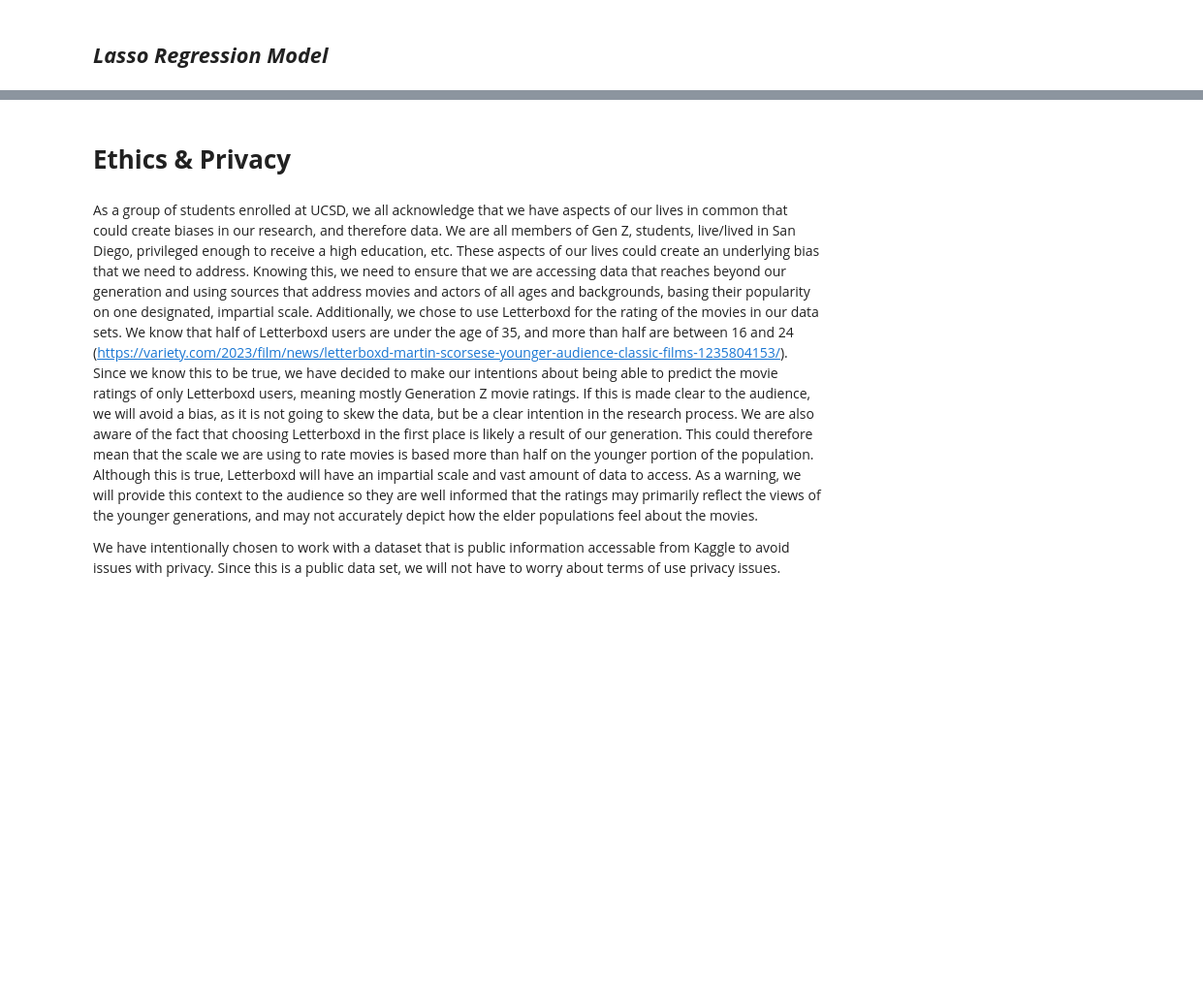
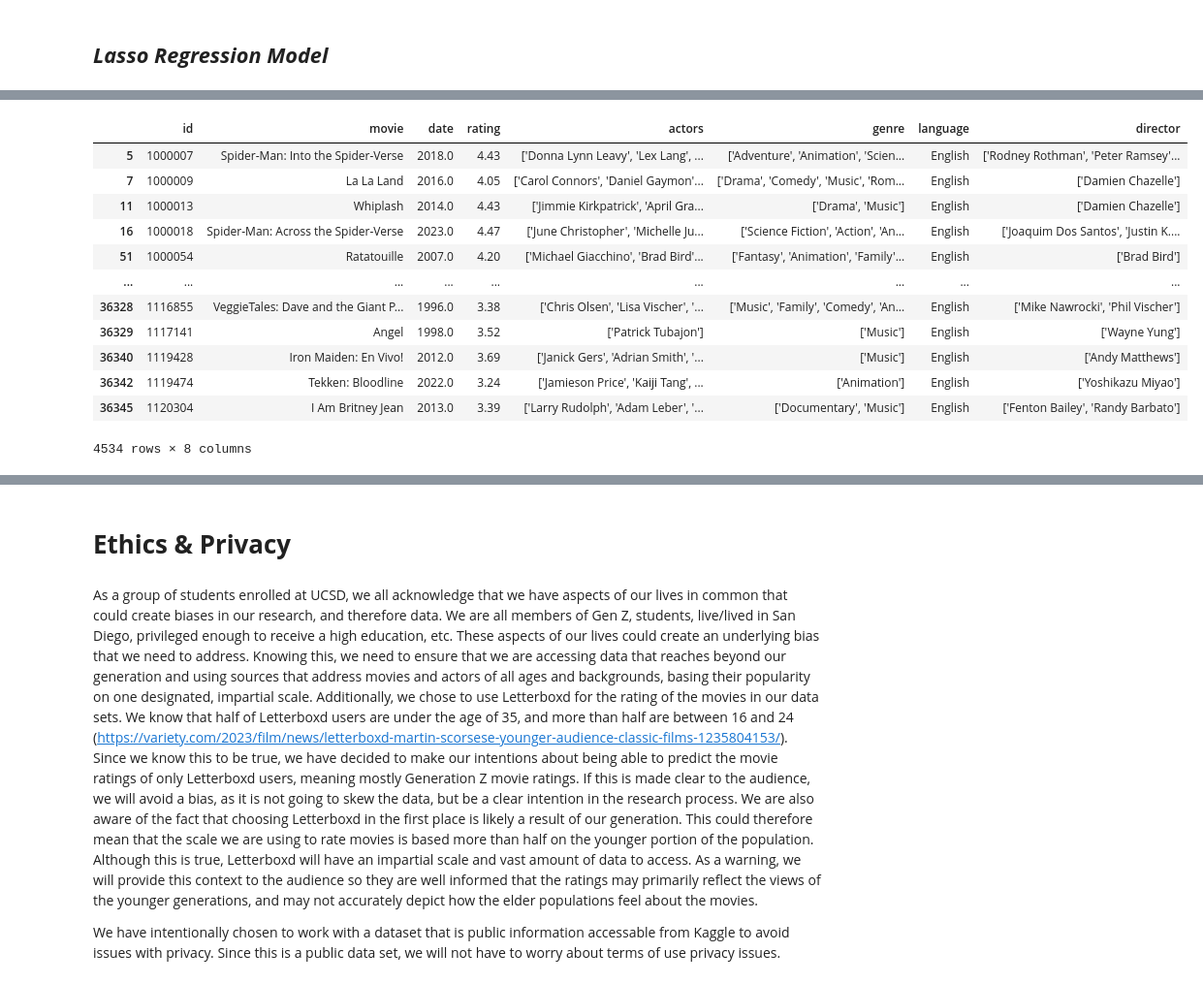
Before and after one commit to COGS108/Group080_WI24, a Jupyter notebook: EDACheckpoint_Group080_WI24.ipynb, the cells around one changed output, grey strips where cells are left out. Shown at 97% size. Saved outputs shown, nothing was run; the diff lists cells and outputs as text; code cells hidden in the pictures; blank space fills up the shorter version.

```diff
--- a/EDACheckpoint_Group080_WI24.ipynb
+++ b/EDACheckpoint_Group080_WI24.ipynb
@@ -861,0 +888,5 @@ Right now, it seems like the common regression models all give out similar Mean
+# %%
+data = pd.read_csv('filtered_2.csv')
+data = data.rename(columns={'name': 'actors'})
+data = data.rename(columns={'Director': 'director'})
+data
@@ -861,0 +937,20 @@ Right now, it seems like the common regression models all give out similar Mean
+# %%
+# Filter movies that include 'Music'and 'Animation' genres
+required_genres = {'Music', 'Animation'}
+mask = data['genre'].apply(lambda genres: any(genre in genres for genre in required_genres))
+filtered_movies = data[mask]
+filtered_movies
+# %% [output]
+|  | id | movie | date | rating | actors | genre | language | director |
+| 5 | 1000007 | Spider-Man: Into the Spider-Verse | 2018.0 | 4.43 | ['Donna Lynn Leavy', 'Lex Lang', ... | ['Adventure', 'Animation', 'Scien... | English | ['Rodney Rothman', 'Peter Ramsey'... |
+| 7 | 1000009 | La La Land | 2016.0 | 4.05 | ['Carol Connors', 'Daniel Gaymon'... | ['Drama', 'Comedy', 'Music', 'Rom... | English | ['Damien Chazelle'] |
+| 11 | 1000013 | Whiplash | 2014.0 | 4.43 | ['Jimmie Kirkpatrick', 'April Gra... | ['Drama', 'Music'] | English | ['Damien Chazelle'] |
+| 16 | 1000018 | Spider-Man: Across the Spider-Verse | 2023.0 | 4.47 | ['June Christopher', 'Michelle Ju... | ['Science Fiction', 'Action', 'An... | English | ['Joaquim Dos Santos', 'Justin K.... |
+| 51 | 1000054 | Ratatouille | 2007.0 | 4.20 | ['Michael Giacchino', 'Brad Bird'... | ['Fantasy', 'Animation', 'Family'... | English | ['Brad Bird'] |
+| ... | ... | ... | ... | ... | ... | ... | ... | ... |
+| 36328 | 1116855 | VeggieTales: Dave and the Giant P... | 1996.0 | 3.38 | ['Chris Olsen', 'Lisa Vischer', '... | ['Music', 'Family', 'Comedy', 'An... | English | ['Mike Nawrocki', 'Phil Vischer'] |
+| 36329 | 1117141 | Angel | 1998.0 | 3.52 | ['Patrick Tubajon'] | ['Music'] | English | ['Wayne Yung'] |
+| 36340 | 1119428 | Iron Maiden: En Vivo! | 2012.0 | 3.69 | ['Janick Gers', 'Adrian Smith', '... | ['Music'] | English | ['Andy Matthews'] |
+| 36342 | 1119474 | Tekken: Bloodline | 2022.0 | 3.24 | ['Jamieson Price', 'Kaiji Tang', ... | ['Animation'] | English | ['Yoshikazu Miyao'] |
+| 36345 | 1120304 | I Am Britney Jean | 2013.0 | 3.39 | ['Larry Rudolph', 'Adam Leber', '... | ['Documentary', 'Music'] | English | ['Fenton Bailey', 'Randy Barbato'] |
+4534 rows × 8 columns
```
Also changed, not shown: parts of 26 cells of this notebook.
